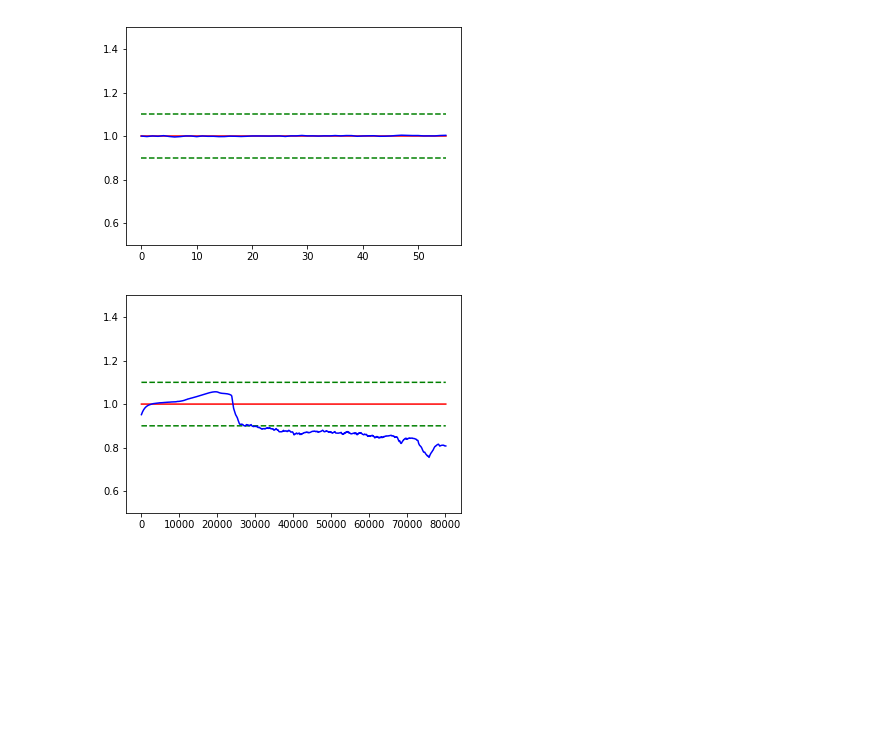
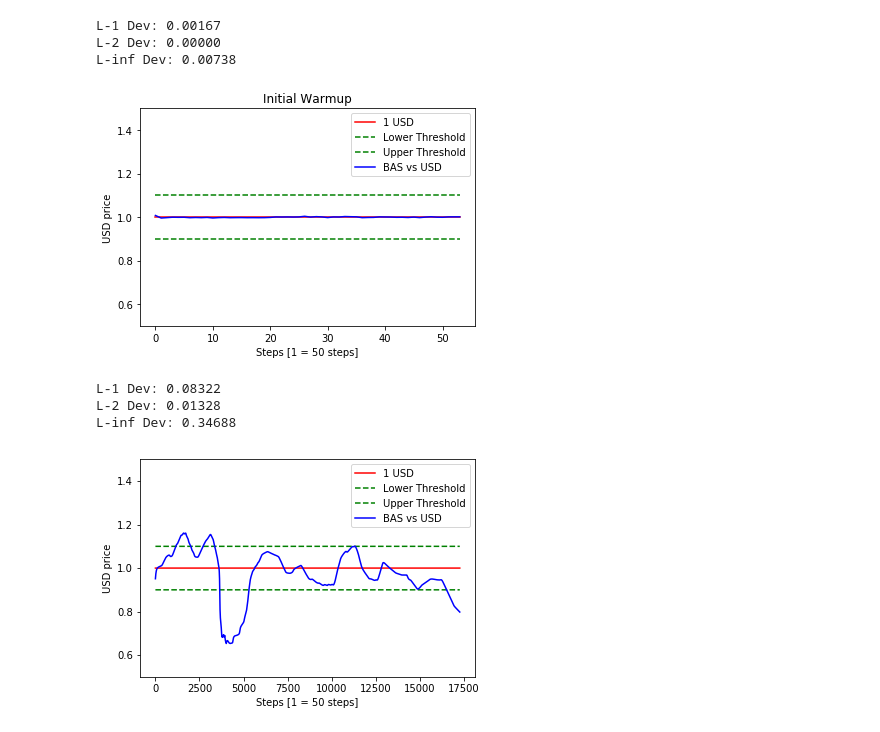
Before and after one commit to Tanay1998/StableCoinSimulator, a Jupyter notebook: Simulator Module.ipynb, the cells around one changed output. Saved outputs shown, nothing was run; the diff lists cells and outputs as text; code cells hidden in the pictures; blank space fills up the shorter version.

```diff
--- a/Simulator Module.ipynb
+++ b/Simulator Module.ipynb
@@ -43,39 +42,43 @@ def track():
 # %%
 NUM_TRADERS = trader_demographics['IdealTrader'] # We initially set it up with randomTraders
 
 for i in range(NUM_ORDERS_INIT):
     market.usd_eth = 1. / get_eth_price(cur_time)
 
-#     if i % TRACK_FREQ == 0:
-#         track()
-
     tid = randint(1, NUM_TRADERS)
-    order = traderPool[tid].marketStep()
-    if order:
+    orders = traderPool[tid].marketStep()
+    for order in orders:
         market.processOrder(order)
     cur_time += 1
 
 # Keep demandRatio constant at 0.5 when we start the market
 market.demandRatio = 0.5
-plot_prices(market, 'wavg_fair', warmup=100, ideal_dev=0.1, bin_size=50)
+plot_prices(market, 'wavg_fair', warmup=100, ideal_dev=0.1, bin_size=50, title='Initial Warmup')
 # %% [output]
+L-1 Dev: 0.00167
+L-2 Dev: 0.00000
+L-inf Dev: 0.00738
-[figure, old version]
+[figure, new version]
 # %%
 # We initially set it up with randomTraders
-NUM_TRADERS = trader_demographics['RandomTrader'] + trader_demographics['BasicTrader']
+NUM_TRADERS = trader_demographics['AverageTrader'] + trader_demographics['BasicTrader']
+OFFSET_TRADERS = trader_demographics['IdealTrader']
 
-OFFSET_TRADERS = trader_demographics['IdealTrader']
 for i in range(NUM_ORDERS_LIVE):
     market.usd_eth = 1 / get_eth_price(cur_time)
     if i % TRACK_FREQ == 0:
         track()
 
     tid = randint(OFFSET_TRADERS + 1, OFFSET_TRADERS + NUM_TRADERS)
-    order = traderPool[tid].marketStep()
-    if order:
+    orders = traderPool[tid].marketStep()
+    for order in orders:
         market.processOrder(order)
     cur_time += 1
-plot_prices(market, 'MAday', bin_size=1, warmup=NUM_ORDERS_INIT)
-# %% [output]
-[figure, removed]
+# %%
+plot_prices(market, 'MAday', bin_size=25, warmup=NUM_ORDERS_INIT)
+# %% [output]
+L-1 Dev: 0.08322
+L-2 Dev: 0.01328
+L-inf Dev: 0.34688
+[figure, added]
 # %%
```
Also changed, not shown: parts of 3 cells of this notebook, 6 other files.
